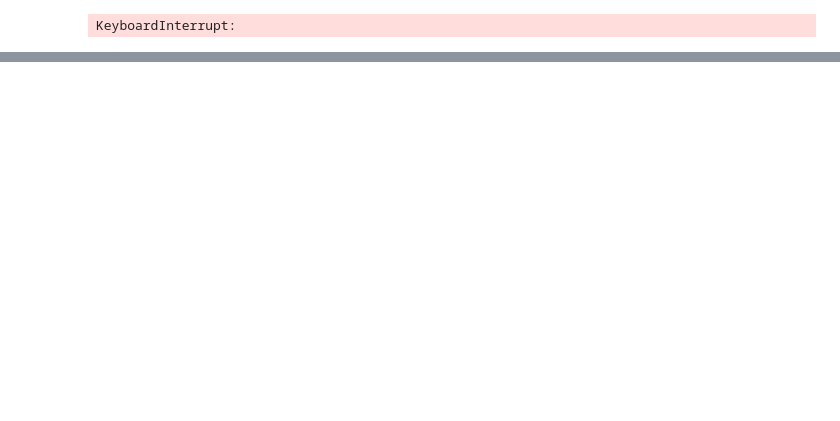
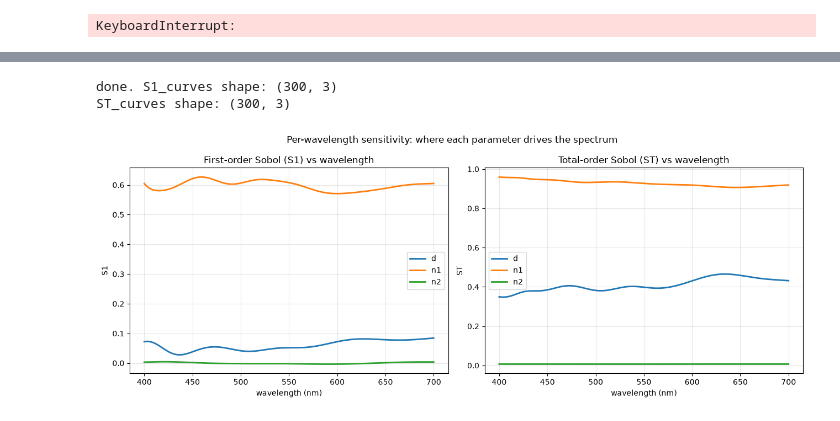
Before and after one commit to tdb3346-source/tmm-jax, a Jupyter notebook: surrogate.ipynb, the cells around one changed output, grey strips where cells are left out. Drawn from its saved outputs; the diff is of its cells as text; code cells hidden in the pictures; blank space fills up the shorter version.

Commit message:
Phase 3 complete: Sobol sensitivity. n1 dominates, d acts via interaction, n2 negligible. Mean hid d; per-wavelength revealed it. Predicts d-n1 correlation in Phase 4.

```diff
--- a/surrogate.ipynb
+++ b/surrogate.ipynb
@@ -323,0 +450,47 @@ print("FINAL surrogate — worst recipe:", round(float(worst_err), 5))
+# %%
+import numpy as np
+
+# run Sobol at EACH wavelength (each column of Y_sobol)
+n_wav = Y_sobol.shape[1]   # 300 wavelengths
+S1_curves = np.zeros((n_wav, 3))   # first-order index per wavelength, per param
+ST_curves = np.zeros((n_wav, 3))   # total-order index per wavelength, per param
+
+for j in range(n_wav):
+    Si_j = sobol_analyze.analyze(problem, Y_sobol[:, j], print_to_console=False)
+    S1_curves[j] = Si_j['S1']
+    ST_curves[j] = Si_j['ST']
+
+print("done. S1_curves shape:", S1_curves.shape)
+print("ST_curves shape:", ST_curves.shape)
+# %% [output]
+done. S1_curves shape: (300, 3)
+ST_curves shape: (300, 3)
+# %%
+import matplotlib.pyplot as plt
+
+wav = np.array(wavelengths)   # 400-700nm
+names = ['d', 'n1', 'n2']
+colors = ['tab:blue', 'tab:orange', 'tab:green']
+
+fig, axes = plt.subplots(1, 2, figsize=(13, 5))
+
+# left: first-order (S1) vs wavelength
+for k in range(3):
+    axes[0].plot(wav, S1_curves[:, k], color=colors[k], lw=2, label=names[k])
+axes[0].set_title('First-order Sobol (S1) vs wavelength')
+axes[0].set_xlabel('wavelength (nm)'); axes[0].set_ylabel('S1')
+axes[0].legend(); axes[0].grid(True, alpha=0.3)
+
+# right: total-order (ST) vs wavelength
+for k in range(3):
+    axes[1].plot(wav, ST_curves[:, k], color=colors[k], lw=2, label=names[k])
+axes[1].set_title('Total-order Sobol (ST) vs wavelength')
+axes[1].set_xlabel('wavelength (nm)'); axes[1].set_ylabel('ST')
+axes[1].legend(); axes[1].grid(True, alpha=0.3)
+
+fig.suptitle('Per-wavelength sensitivity: where each parameter drives the spectrum')
+fig.tight_layout()
+plt.savefig('sensitivity_per_wavelength.png', dpi=120, bbox_inches='tight')
+plt.show()
+# %% [output]
+[figure, added]
```
Also changed, not shown: parts of 12 cells of this notebook, 1 other file.
